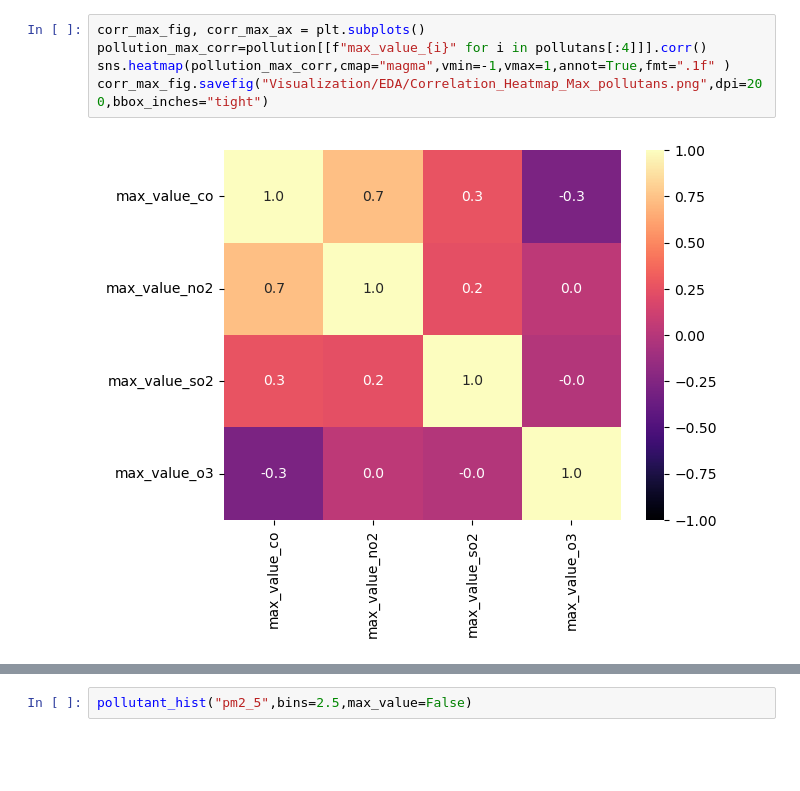
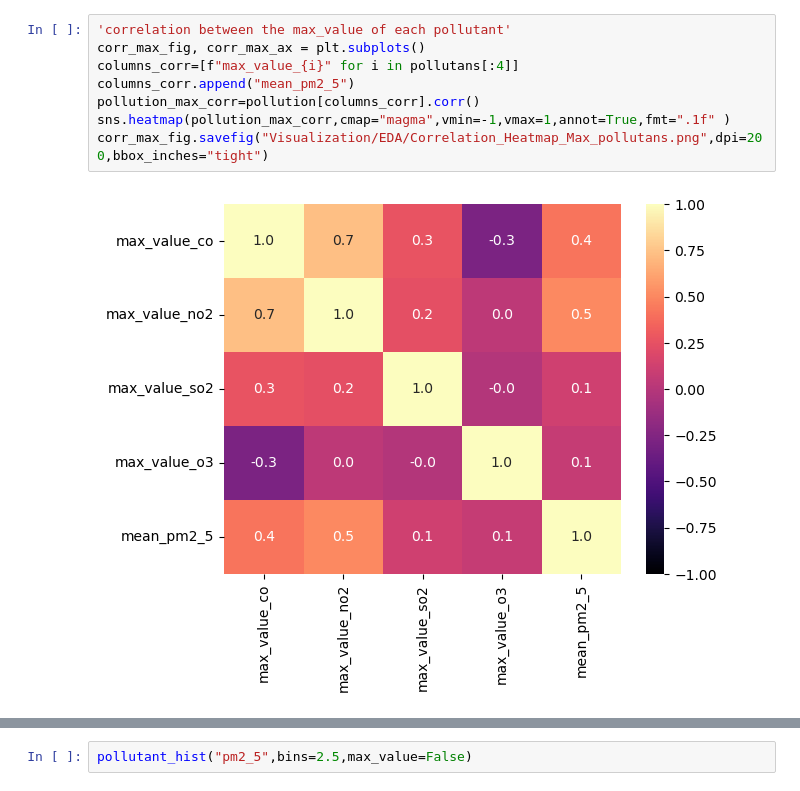
Before and after one commit to fxschmidt/AirPollution, a Jupyter notebook: Eigenes_Projekt/exploratory_data_analysis.ipynb, the cells around one changed output, grey strips where cells are left out. Drawn from its saved outputs; the diff is of its cells as text; blank space fills up the shorter version.

```diff
--- a/Eigenes_Projekt/exploratory_data_analysis.ipynb
+++ b/Eigenes_Projekt/exploratory_data_analysis.ipynb
@@ -49,7 +59,10 @@ corr_mean_fig.savefig("Visualization/EDA/Correlation_Heatmap_Mean_pollutans.png"
 # %%
+'correlation between the max_value of each pollutant'
 corr_max_fig, corr_max_ax = plt.subplots()
-pollution_max_corr=pollution[[f"max_value_{i}" for i in pollutans[:4]]].corr()
+columns_corr=[f"max_value_{i}" for i in pollutans[:4]]
+columns_corr.append("mean_pm2_5")
+pollution_max_corr=pollution[columns_corr].corr()
 sns.heatmap(pollution_max_corr,cmap="magma",vmin=-1,vmax=1,annot=True,fmt=".1f" )
 corr_max_fig.savefig("Visualization/EDA/Correlation_Heatmap_Max_pollutans.png",dpi=200,bbox_inches="tight")
 # %% [output]
-[figure, old version]
+[figure, new version]
```
Also changed, not shown: parts of 15 cells of this notebook, 13 other files.
